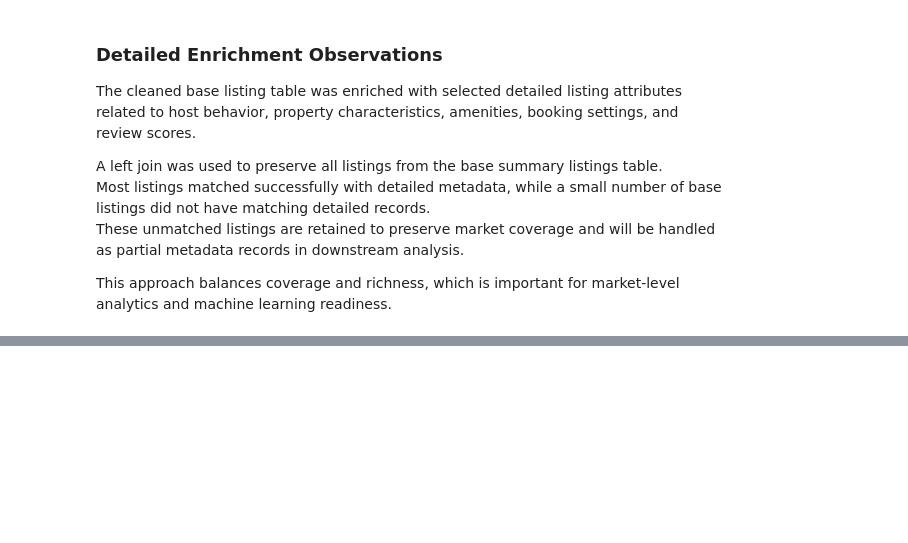
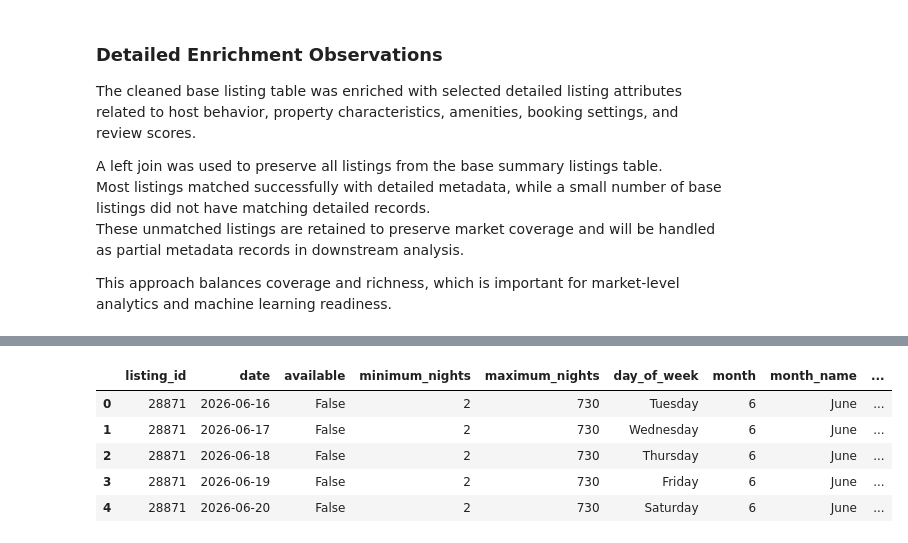
Before and after one commit to Tnadeeja/Inside-Airbnb-Market-Intelligence-Platform-Data-Engineering-Analytics-AI, a Jupyter notebook: notebooks/01_dataset_familiarization.ipynb, the cells around one changed output, grey strips where cells are left out. Saved outputs shown, nothing was run; the diff lists cells and outputs as text; code cells hidden in the pictures; blank space fills up the shorter version.

```diff
--- a/notebooks/01_dataset_familiarization.ipynb
+++ b/notebooks/01_dataset_familiarization.ipynb
@@ -1181,0 +1239,8 @@ This approach balances coverage and richness, which is important for market-leve
+# %%
+calendar = datasets["calendar"].copy()
+
+print("Calendar shape:", calendar.shape)
+print("Columns:")
+print(calendar.columns.tolist())
+
+calendar.head()
@@ -1181,0 +1257,23 @@ This approach balances coverage and richness, which is important for market-leve
+# %%
+calendar_clean = pd.DataFrame()
+
+calendar_clean["listing_id"] = calendar["listing_id"].astype("Int64")
+calendar_clean["date"] = pd.to_datetime(calendar["date"], errors="coerce")
+calendar_clean["available"] = calendar["available"].apply(clean_airbnb_boolean)
+
+calendar_clean["minimum_nights"] = pd.to_numeric(calendar["minimum_nights"], errors="coerce")
+calendar_clean["maximum_nights"] = pd.to_numeric(calendar["maximum_nights"], errors="coerce")
+
+calendar_clean["day_of_week"] = calendar_clean["date"].dt.day_name()
+calendar_clean["month"] = calendar_clean["date"].dt.month
+calendar_clean["month_name"] = calendar_clean["date"].dt.month_name()
+calendar_clean["is_weekend"] = calendar_clean["day_of_week"].isin(["Saturday", "Sunday"])
+
+calendar_clean.head()
+# %% [output]
+|  | listing_id | date | available | minimum_nights | maximum_nights | day_of_week | month | month_name | ... |
+| 0 | 28871 | 2026-06-16 | False | 2 | 730 | Tuesday | 6 | June | ... |
+| 1 | 28871 | 2026-06-17 | False | 2 | 730 | Wednesday | 6 | June | ... |
+| 2 | 28871 | 2026-06-18 | False | 2 | 730 | Thursday | 6 | June | ... |
+| 3 | 28871 | 2026-06-19 | False | 2 | 730 | Friday | 6 | June | ... |
+| 4 | 28871 | 2026-06-20 | False | 2 | 730 | Saturday | 6 | June | ... |
```
Also changed, not shown: parts of 16 cells of this notebook.
